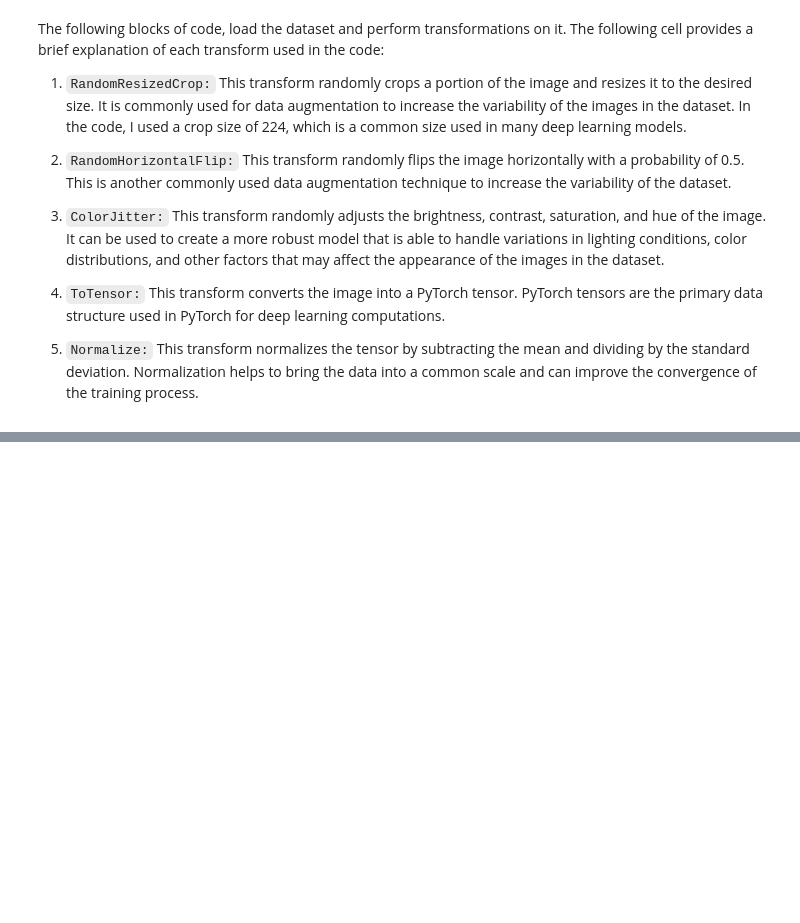
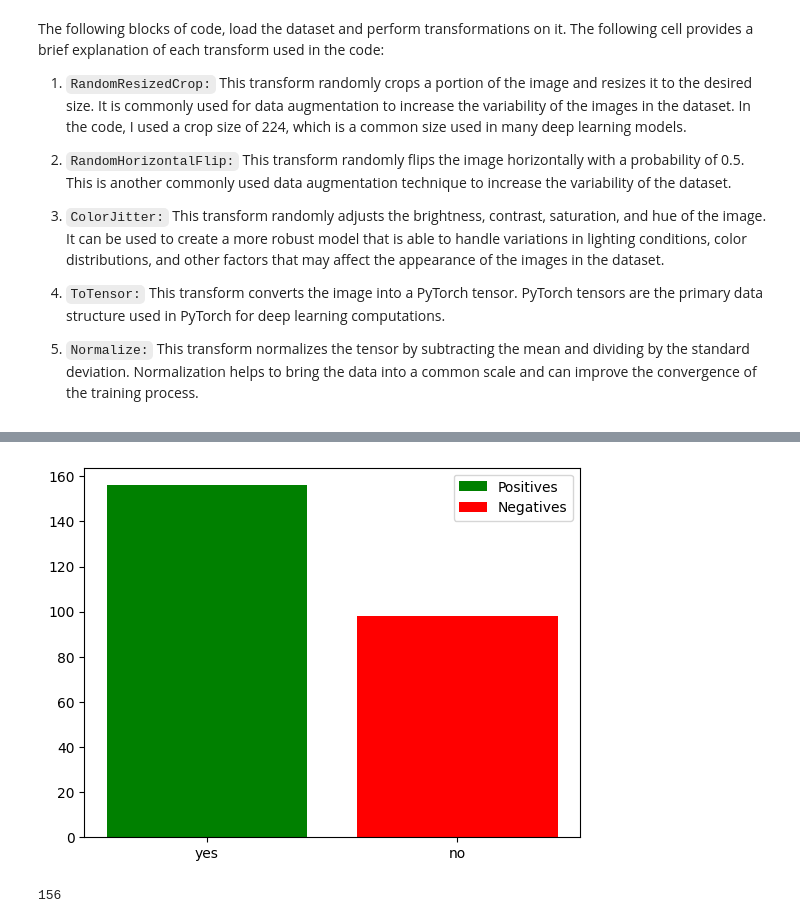
Before and after one commit to acse-ra922/detection-of-brain-tumor-using-deep-learning, a Jupyter notebook: deep learning algorithms/CNN Rubab.ipynb, the cells around one changed output, grey strips where cells are left out. Cells and saved outputs as stored; diff of their text form; code cells hidden in the pictures; blank space fills up the shorter version.

```diff
--- a/deep learning algorithms/CNN Rubab.ipynb
+++ b/deep learning algorithms/CNN Rubab.ipynb
@@ -59,0 +67,13 @@ test_loader = torch.utils.data.DataLoader(test_dataset, batch_size=batch_size, s
+# %%
+yes_len = len(os.listdir(f"../dataset/yes/"))
+no_len = len(os.listdir(f"../dataset/no/"))
+plt.bar("yes", yes_len, color='g', label="Positives")
+plt.bar("no", no_len, color='r', label="Negatives")
+plt.legend()
+plt.show()
+# %% [output]
+[figure, added]
+# %%
+yes_len
+# %% [output]
+156
```
Also changed, not shown: parts of 25 cells of this notebook.
